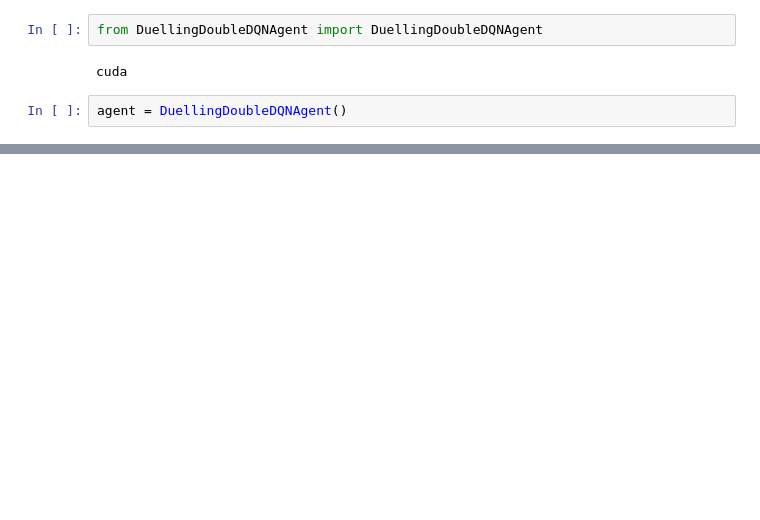
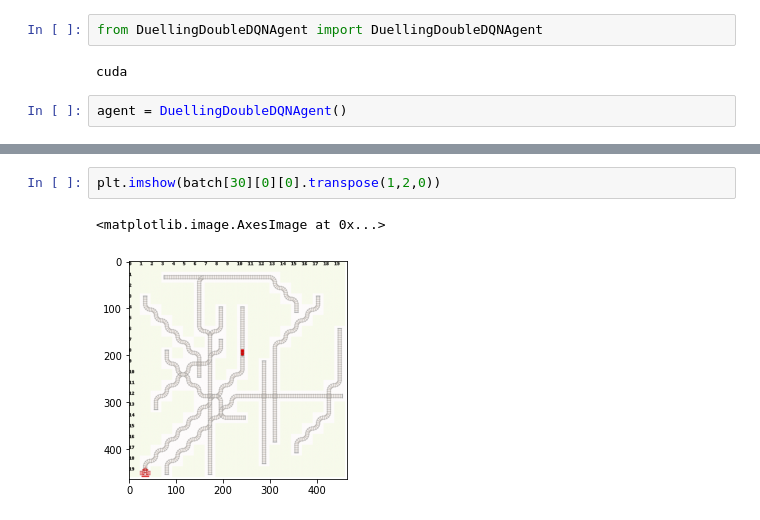
Before and after one commit to phyjoon/multi-agent-rl, a Jupyter notebook: Training_a_single_agent.ipynb, the cells around one changed output, grey strips where cells are left out. Drawn from its saved outputs; the diff is of its cells as text; blank space fills up the shorter version.

```diff
--- a/Training_a_single_agent.ipynb
+++ b/Training_a_single_agent.ipynb
@@ -203,0 +223,5 @@ Episode 10      Average Score: -20.70
+# %%
+plt.imshow(batch[30][0][0].transpose(1,2,0))
+# %% [output]
+<matplotlib.image.AxesImage at 0x...>
+[figure, added]
```
Also changed, not shown: parts of 8 cells of this notebook.
